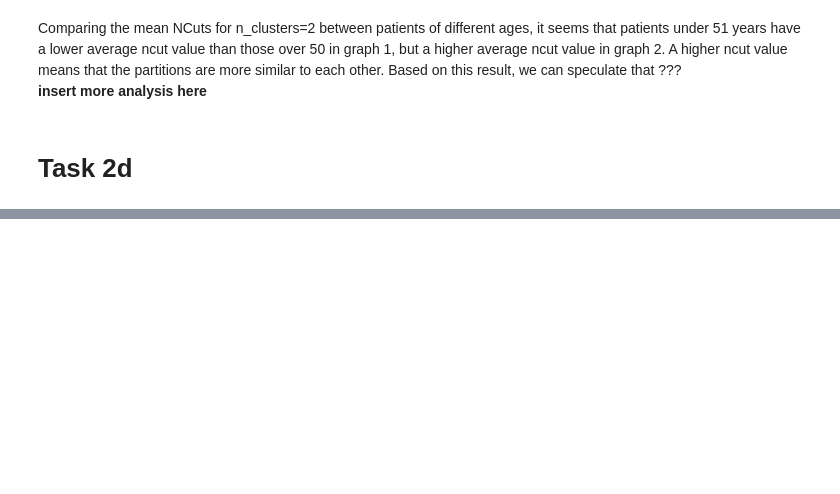
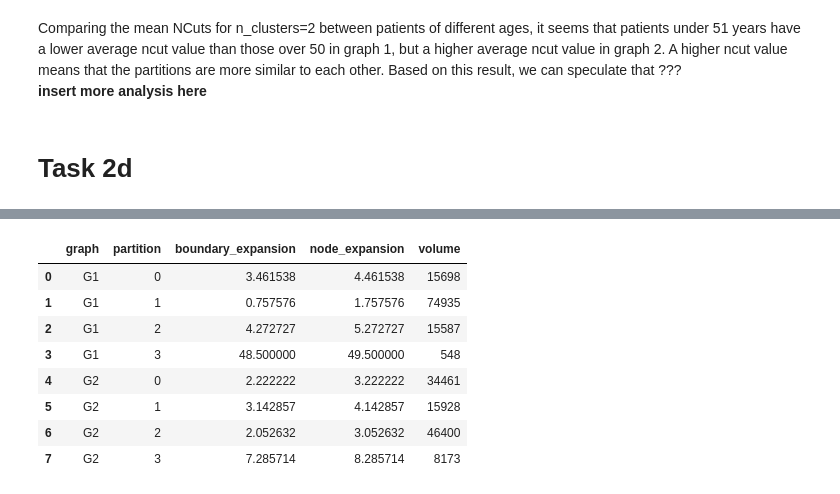
Before and after one commit to mozzafiato/DataMiningAssignment, a Jupyter notebook: Task2/task_2c_2d.ipynb, the cells around one changed output, grey strips where cells are left out. Cells and saved outputs as stored; diff of their text form; code cells hidden in the pictures; blank space fills up the shorter version.

```diff
--- a/Task2/task_2c_2d.ipynb
+++ b/Task2/task_2c_2d.ipynb
@@ -101,7 +102,7 @@ precision = 1e-10
 
 for i in range(n_checks):
 
-        np.random.seed(150896)
+        # np.random.seed(150896)
 
         print(f"Checking random partition no. {i}")
         clustering = np.random.randint(0, 2, size=len(G1.nodes))
@@ -112,8 +113,7 @@ for i in range(n_checks):
         for graph in graphs:
             nx_result = nx.normalized_cut_size(graph, nodes1, nodes2)
             our_result = ncut.ncut_multigraph(graph, nodes1, nodes2)
-            # our_k_result = ncut.k_ncut_multigraph(graph,  np.asarray([np.where(clustering==0)[0], np.where(clustering==1)[0]]))
-            our_k_result = ncut.k_ncut_multigraph(graph, [nodes1, nodes2])
+            our_k_result = ncut.k_ncut_multigraph(graph, np.asarray([nodes1, nodes2], dtype=object))
 
             if abs(our_result - nx_result) > precision or abs(our_k_result - nx_result) > precision:
                 identical = False
@@ -176,7 +200,7 @@ n_clusters = range(2, 20)
 kmeans_ncut_results = []
 
 for n in n_clusters:
-    kmeans = KMeans(n_clusters=n)
+    kmeans = KMeans(n_clusters=n, n_init=10)
     clustering1 = kmeans.fit_predict(g1_embedding)
     clustering2 = kmeans.fit_predict(g2_embedding)
     g1_ncut = ncut_by_k_partition(G1, clustering1)
@@ -277,0 +419,34 @@ Comparing the mean NCuts for n_clusters=2 between patients of different ages, it
+# %%
+functions = (
+    nx.boundary_expansion,
+    nx.node_expansion,
+    nx.volume,
+)
+
+
+results = []
+
+for i, n in enumerate(n_clusters):
+    df = pd.DataFrame(columns=['graph', 'partition', *[f.__name__ for f in functions]])
+    for (G_str, G), cluster in  product({'G1': G1, 'G2': G2}.items(), list(range(n))):
+        # a bit hacky
+        if G_str == 'G1': clustering = kmeans_ncut_results[i][-2]
+        else: clustering = kmeans_ncut_results[i][-1]
+
+        df.loc[len(df.index)] = [
+            G_str, cluster,
+            *[f(G, np.where(clustering==cluster)[0]) for f in functions]
+        ]
+    results.append(df)
+# %%
+results[2]
+# %% [output]
+|  | graph | partition | boundary_expansion | node_expansion | volume |
+| 0 | G1 | 0 | 3.461538 | 4.461538 | 15698 |
+| 1 | G1 | 1 | 0.757576 | 1.757576 | 74935 |
+| 2 | G1 | 2 | 4.272727 | 5.272727 | 15587 |
+| 3 | G1 | 3 | 48.500000 | 49.500000 | 548 |
+| 4 | G2 | 0 | 2.222222 | 3.222222 | 34461 |
+| 5 | G2 | 1 | 3.142857 | 4.142857 | 15928 |
+| 6 | G2 | 2 | 2.052632 | 3.052632 | 46400 |
+| 7 | G2 | 3 | 7.285714 | 8.285714 | 8173 |
```
Also changed, not shown: parts of 9 cells of this notebook, 1 other file.
